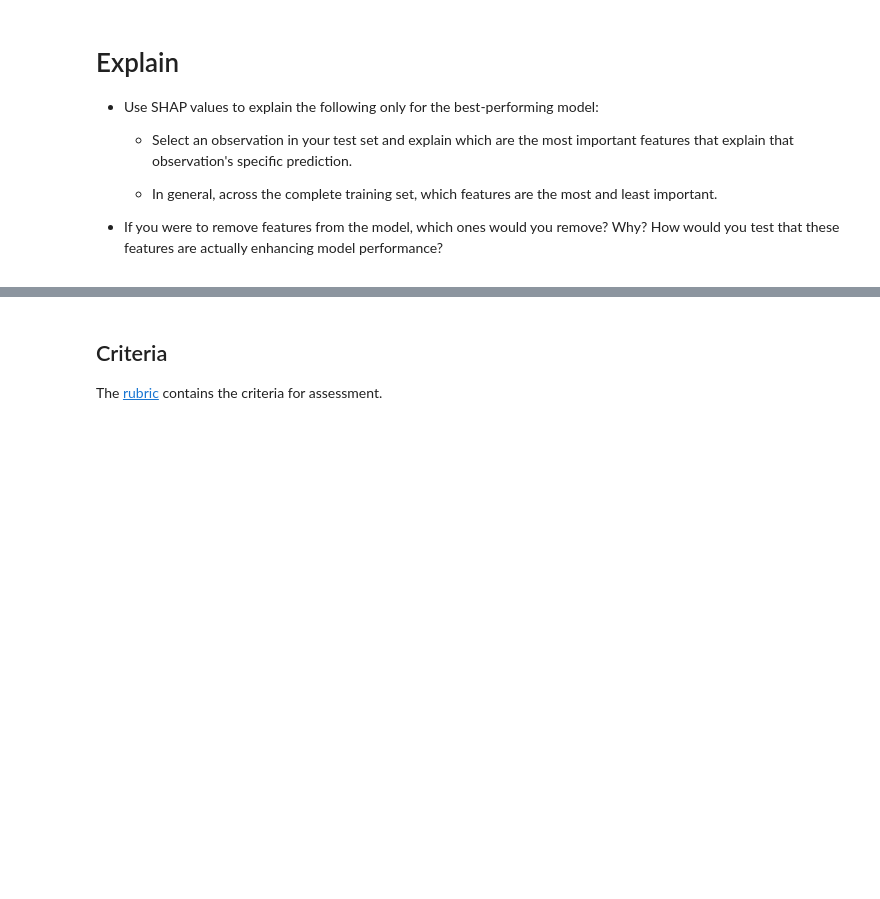
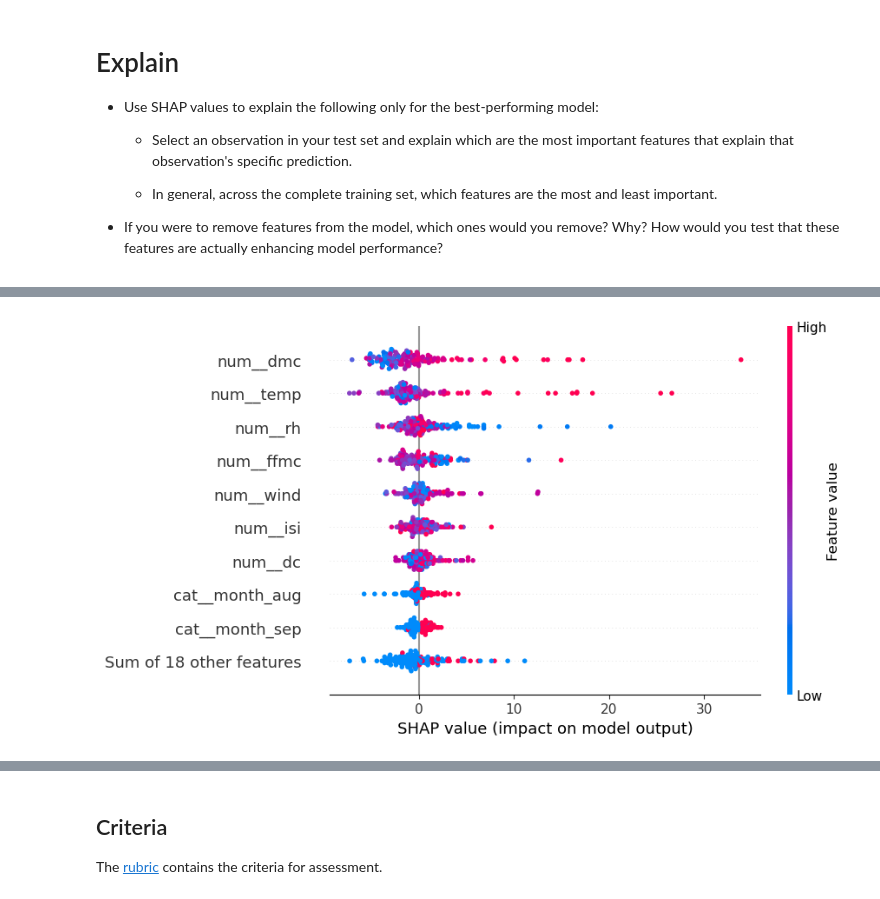
Before and after one commit to Chetank190/production, a Jupyter notebook: 02_activities/assignments/assignment_3.ipynb, the cells around one changed output, grey strips where cells are left out. Cells and saved outputs as stored; diff of their text form; code cells hidden in the pictures; blank space fills up the shorter version.

```diff
--- a/02_activities/assignments/assignment_3.ipynb
+++ b/02_activities/assignments/assignment_3.ipynb
@@ -202,0 +515,4 @@ Create a [model pipeline](https://scikit-learn.org/stable/modules/generated/skle
+# %%
+shap.plots.beeswarm(shap_values)
+# %% [output]
+[figure, added]
```
Also changed, not shown: parts of 28 cells of this notebook.
